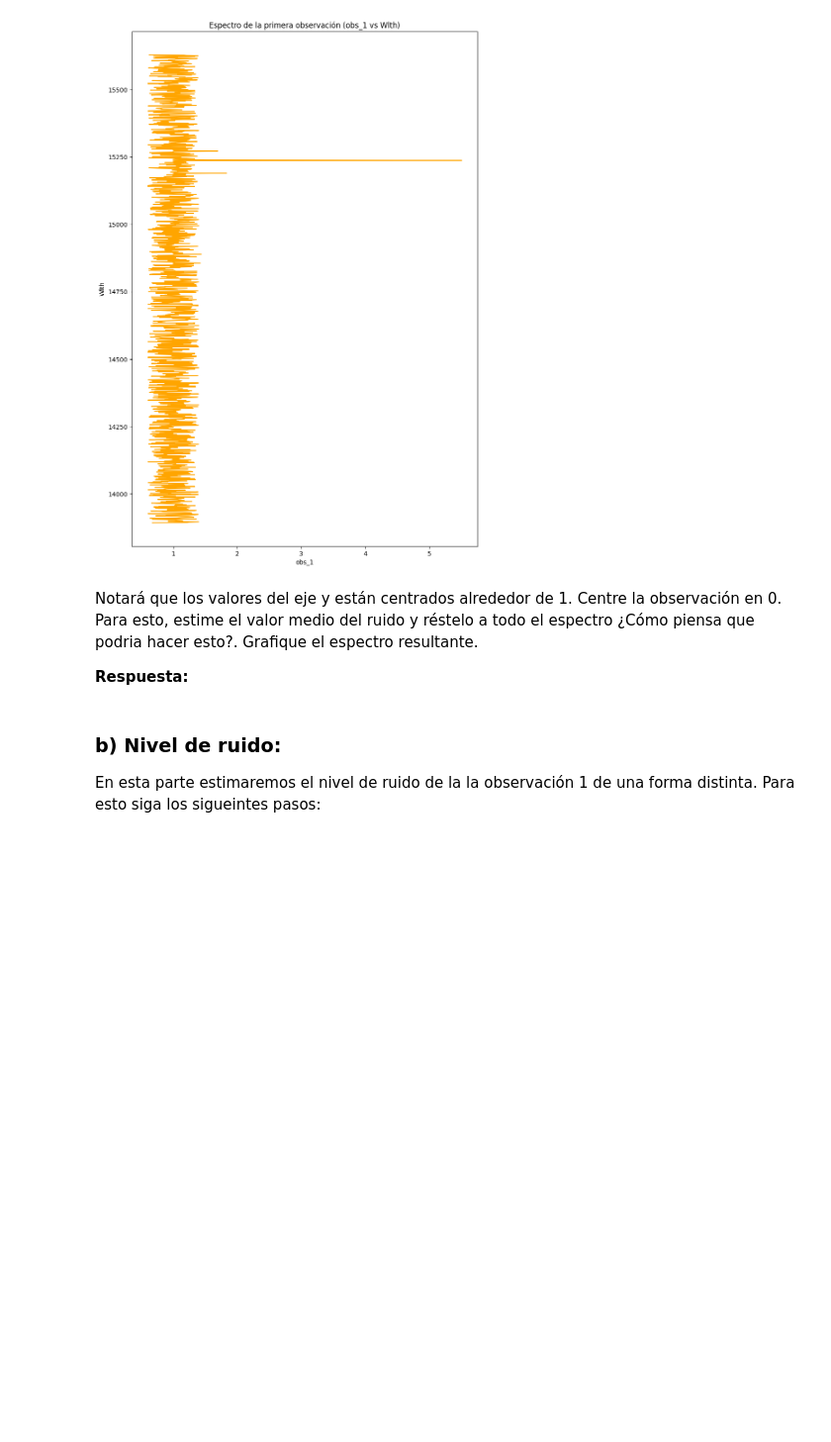
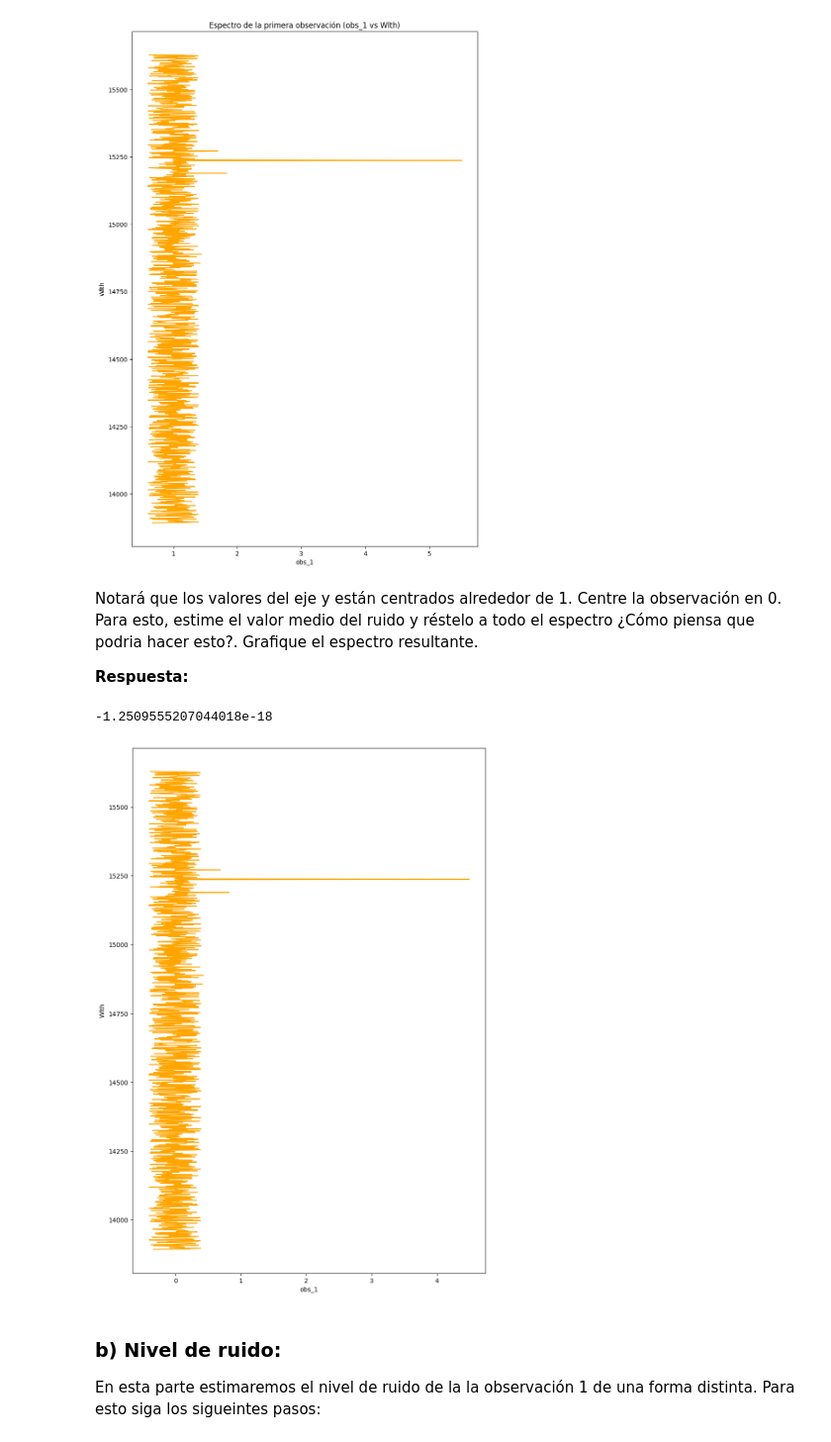
Before and after one commit to azavalac/Tarea-2-zavala, a Jupyter notebook: Tarea2.ipynb, the cells around one changed output. Shown at 99% size. Cells and saved outputs as stored; diff of their text form; code cells hidden in the pictures; blank space fills up the shorter version.

```diff
--- a/Tarea2.ipynb
+++ b/Tarea2.ipynb
@@ -325,3 +323,19 @@ Notará que los valores del eje y están centrados alrededor de 1. Centre la obs
+# %%
+# Grafique el espectro centrado en 0 aquí
+v_medio = obs_1.mean()
+print (v_medio)
+obs_1c = obs_1 - v_medio
+obs_1c
+
+#Grafico
+plt.figure(figsize=(10, 15))
+plt.plot(obs_1c, Wlth, color = 'orange')
+plt.xlabel('obs_1')
+plt.ylabel('Wlth')
+plt.show()
+# %% [output]
+-1.2509555207044018e-18
+[figure, added]
 # %% [markdown]
 ### b) Nivel de ruido:
 
```
Also changed, not shown: parts of 5 cells of this notebook.
